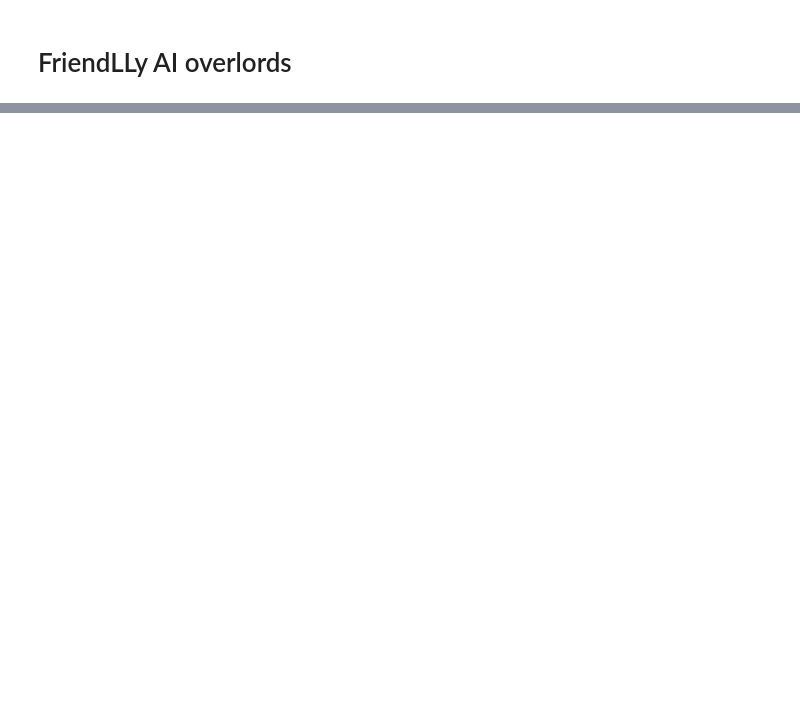
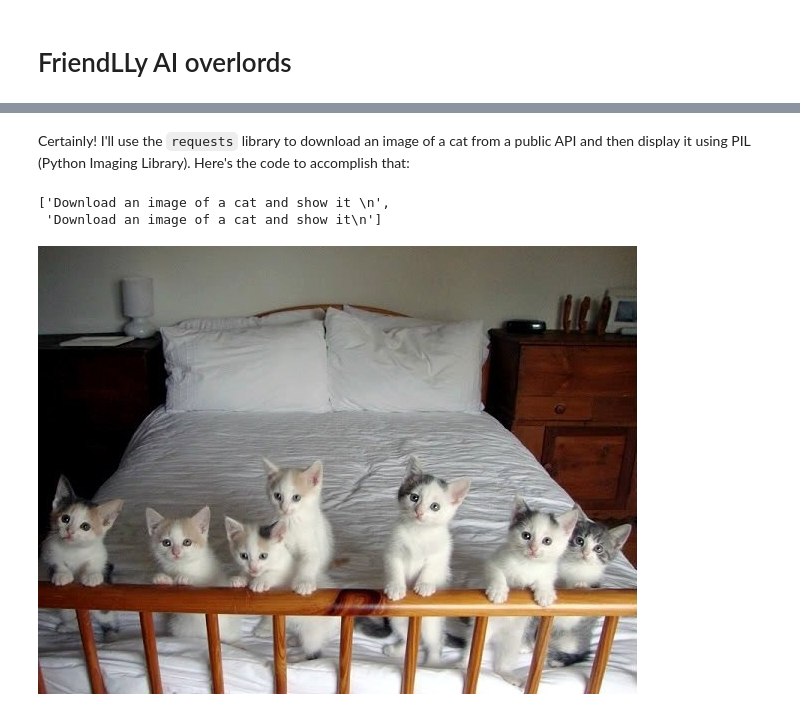
Before and after one commit to ConGustoAI/friendlly, a Jupyter notebook: nbs/01_core.ipynb, the cells around one changed output, grey strips where cells are left out. Cells and saved outputs as stored; diff of their text form; code cells hidden in the pictures; blank space fills up the shorter version.

```diff
--- a/nbs/01_core.ipynb
+++ b/nbs/01_core.ipynb
@@ -610,0 +544,14 @@ display(Image(url=image_url))
+# %%
+
+import requests
+from PIL import Image
+from io import BytesIO
+
+# Download a random cat image from The Cat API
+url = "https://api.thecatapi.com/v1/images/search"
+response = json.loads(requests.get(url).text)
+img_url = response[0]['url']
+
+# Fetch the image and display it
+img = Image.open(BytesIO(requests.get(img_url).content))
+img
@@ -610,0 +560,23 @@ display(Image(url=image_url))
+# %% [markdown]
+Certainly! I'll use the `requests` library to download an image of a cat from a public API and then display it using PIL (Python Imaging Library). Here's the code to accomplish that:
+# %%
+chat.history
+# %% [output]
+['Download an image of a cat and show it \n',
+ 'Download an image of a cat and show it\n']
+# %%
+
+import requests
+from PIL import Image
+from io import BytesIO
+
+# Download a random cat image from The Cat API
+url = "https://api.thecatapi.com/v1/images/search"
+response = json.loads(requests.get(url).text)
+img_url = response[0]['url']
+
+# Download and display the image
+img = Image.open(BytesIO(requests.get(img_url).content))
+img
+# %% [output]
+[figure, added]
```
Also changed, not shown: parts of 68 cells of this notebook, 4 other files.
